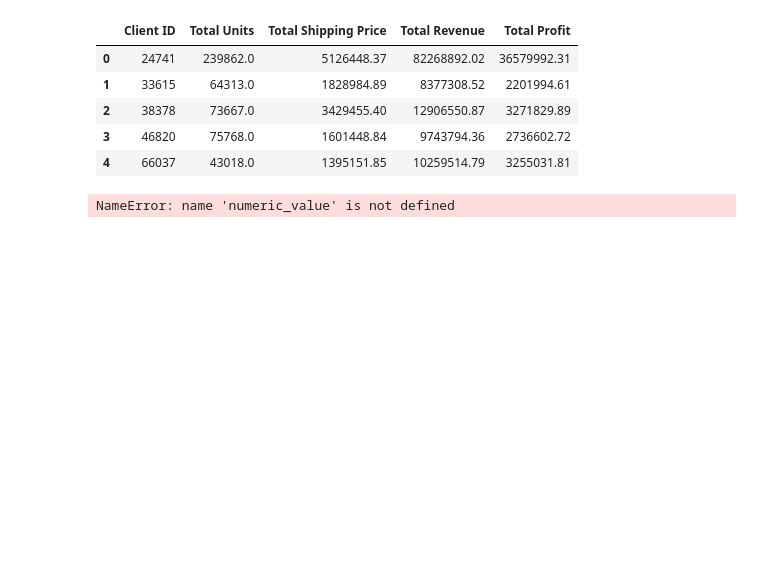
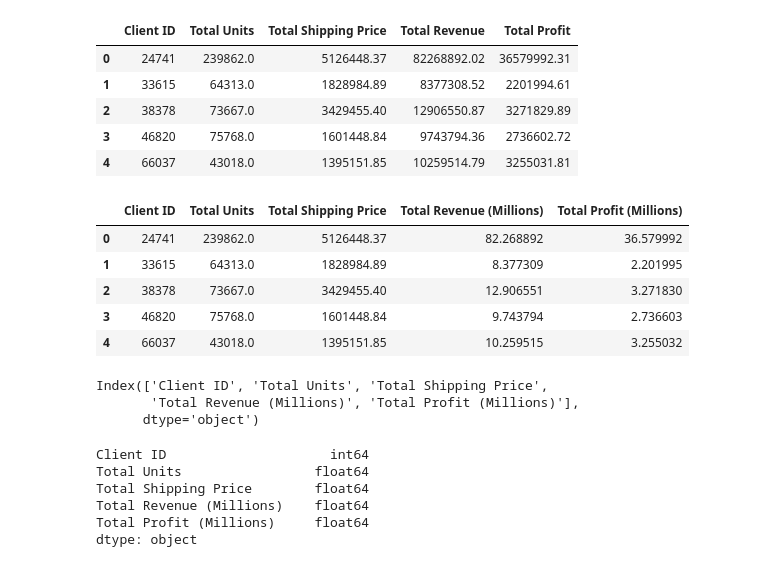
Before and after one commit to gordon-laraven/pandas-challenge-1, a Jupyter notebook: wholesale_data_analysis.ipynb, the cells around one changed output. Drawn from its saved outputs; the diff is of its cells as text; code cells hidden in the pictures; blank space fills up the shorter version.

```diff
--- a/wholesale_data_analysis.ipynb
+++ b/wholesale_data_analysis.ipynb
@@ -324,28 +338,44 @@ summary_df
+# %%
+# Define a function that converts a dollar amount to millions.
+def dividebymil(x):
+    return x / 1000000
+# %%
+# Apply the currency_format_millions function to only the money columns.
+for column in money_columns:
+    if column in summary_df.columns:
+        summary_df[column] = summary_df[column].apply(dividebymil)
 # %%
-# Format the data and rename the columns to names suitable for presentation.
-# Define the money columns.
-money_columns = ['Total Revenue', 'Total Profit']
-
-# Define a function that converts a dollar amount to millions.
-def format_currency(x):
-    # Convert the string to a float after removing dollar signs and commas
-    # numeric_value = float(x.replace('$', '').replace(',', ''))
-    return "${:.2f}M".format(numeric_value / 1e6)
-
-# Apply the currency_format_millions function to only the money columns.
-for column in money_columns:
-    if column in summary_df.columns:
-        summary_df[column] = summary_df[column].apply(format_currency)
-
 # Rename the columns to reflect the change in the money format.
 summary_df.rename(columns={
     'Total Revenue': 'Total Revenue (Millions)',
     'Total Profit': 'Total Profit (Millions)',
 }, inplace=True)
-
-# Print the formatted DataFrame to verify changes
-print(summary_df)
-# %% [output]
-NameError: name 'numeric_value' is not defined
+# %%
+# Print the formatted DataFrame to verify changes
+summary_df
+# %% [output]
+|  | Client ID | Total Units | Total Shipping Price | Total Revenue (Millions) | Total Profit (Millions) |
+| 0 | 24741 | 239862.0 | 5126448.37 | 82.268892 | 36.579992 |
+| 1 | 33615 | 64313.0 | 1828984.89 | 8.377309 | 2.201995 |
+| 2 | 38378 | 73667.0 | 3429455.40 | 12.906551 | 3.271830 |
+| 3 | 46820 | 75768.0 | 1601448.84 | 9.743794 | 2.736603 |
+| 4 | 66037 | 43018.0 | 1395151.85 | 10.259515 | 3.255032 |
+# %%
+# Reprint columns to copy into the new DataFrame
+summary_df.columns
+# %% [output]
+Index(['Client ID', 'Total Units', 'Total Shipping Price',
+       'Total Revenue (Millions)', 'Total Profit (Millions)'],
+      dtype='object')
+# %%
+# Chech the Data Types for possible descrepencies
+summary_df.dtypes
+# %% [output]
+Client ID                     int64
+Total Units                 float64
+Total Shipping Price        float64
+Total Revenue (Millions)    float64
+Total Profit (Millions)     float64
+dtype: object
 # %%
 # Sort the updated data by "Total Profit (millions)" form highest to lowest and assign the sort to a new DatFrame.
```
Also changed, not shown: parts of 7 cells of this notebook, 1 other file.
